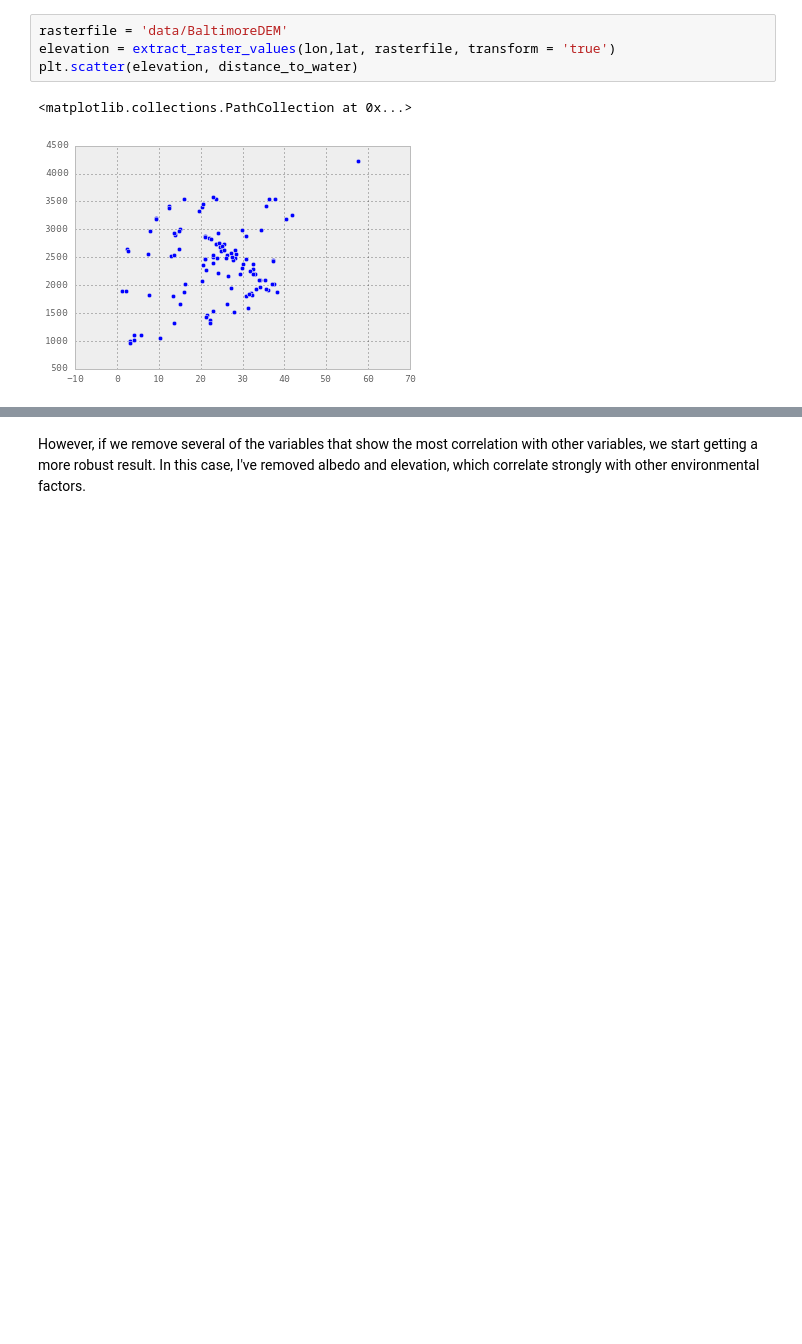
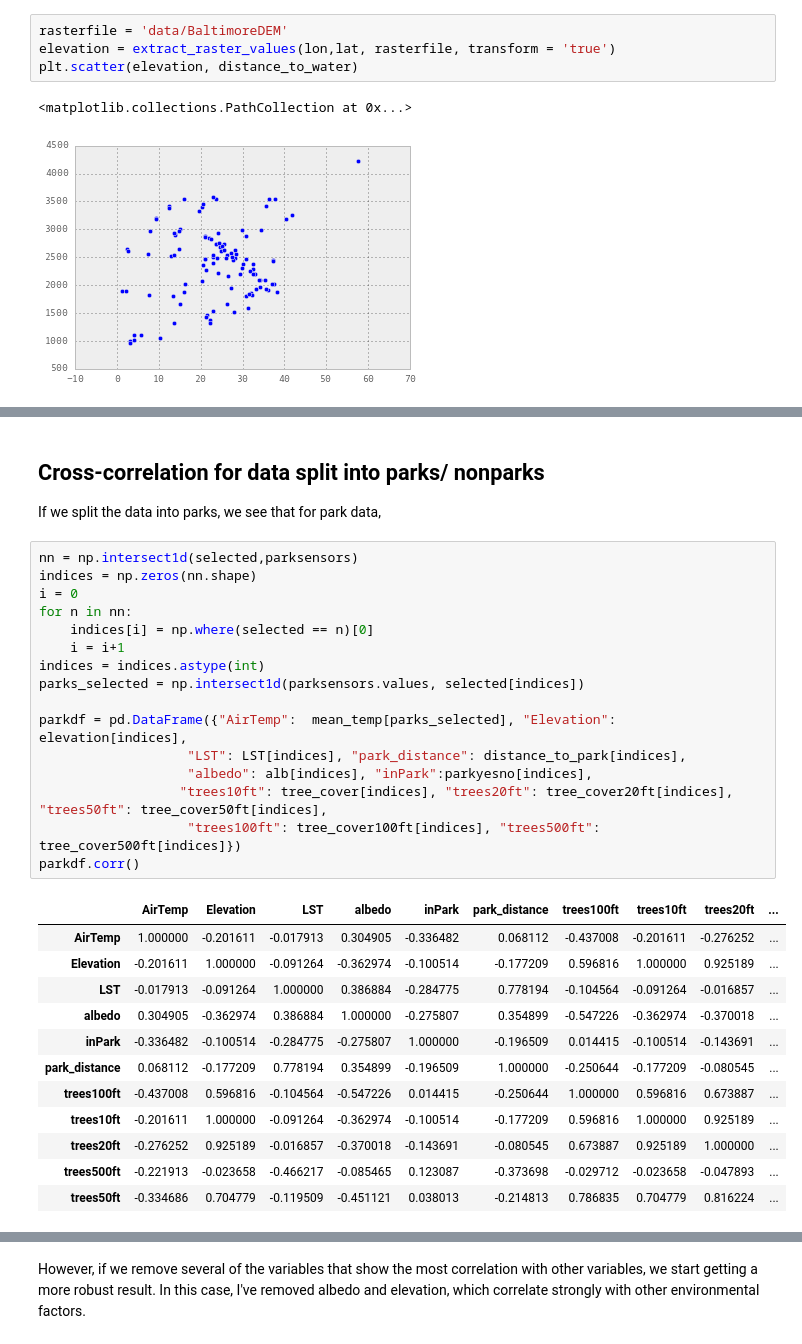
Before and after one commit to gottscott/cityheat, a Jupyter notebook: Bmore/maps.ipynb, the cells around one changed output, grey strips where cells are left out. Cells and saved outputs as stored; diff of their text form; blank space fills up the shorter version.

```diff
--- a/Bmore/maps.ipynb
+++ b/Bmore/maps.ipynb
@@ -174,0 +191,32 @@ df.corr()
+# %% [markdown]
+## Cross-correlation for data split into parks/ nonparks
+If we split the data into parks, we see that for park data,
+# %%
+nn = np.intersect1d(selected,parksensors)
+indices = np.zeros(nn.shape)
+i = 0
+for n in nn:
+    indices[i] = np.where(selected == n)[0]
+    i = i+1
+indices = indices.astype(int)
+parks_selected = np.intersect1d(parksensors.values, selected[indices])
+
+parkdf = pd.DataFrame({"AirTemp":  mean_temp[parks_selected], "Elevation": elevation[indices],
+                   "LST": LST[indices], "park_distance": distance_to_park[indices],
+                   "albedo": alb[indices], "inPark":parkyesno[indices],
+                  "trees10ft": tree_cover[indices], "trees20ft": tree_cover20ft[indices], "trees50ft": tree_cover50ft[indices],
+                   "trees100ft": tree_cover100ft[indices], "trees500ft": tree_cover500ft[indices]})
+parkdf.corr()
+# %% [output]
+|  | AirTemp | Elevation | LST | albedo | inPark | park_distance | trees100ft | trees10ft | trees20ft | ... |
+| AirTemp | 1.000000 | -0.201611 | -0.017913 | 0.304905 | -0.336482 | 0.068112 | -0.437008 | -0.201611 | -0.276252 | ... |
+| Elevation | -0.201611 | 1.000000 | -0.091264 | -0.362974 | -0.100514 | -0.177209 | 0.596816 | 1.000000 | 0.925189 | ... |
+| LST | -0.017913 | -0.091264 | 1.000000 | 0.386884 | -0.284775 | 0.778194 | -0.104564 | -0.091264 | -0.016857 | ... |
+| albedo | 0.304905 | -0.362974 | 0.386884 | 1.000000 | -0.275807 | 0.354899 | -0.547226 | -0.362974 | -0.370018 | ... |
+| inPark | -0.336482 | -0.100514 | -0.284775 | -0.275807 | 1.000000 | -0.196509 | 0.014415 | -0.100514 | -0.143691 | ... |
+| park_distance | 0.068112 | -0.177209 | 0.778194 | 0.354899 | -0.196509 | 1.000000 | -0.250644 | -0.177209 | -0.080545 | ... |
+| trees100ft | -0.437008 | 0.596816 | -0.104564 | -0.547226 | 0.014415 | -0.250644 | 1.000000 | 0.596816 | 0.673887 | ... |
+| trees10ft | -0.201611 | 1.000000 | -0.091264 | -0.362974 | -0.100514 | -0.177209 | 0.596816 | 1.000000 | 0.925189 | ... |
+| trees20ft | -0.276252 | 0.925189 | -0.016857 | -0.370018 | -0.143691 | -0.080545 | 0.673887 | 0.925189 | 1.000000 | ... |
+| trees500ft | -0.221913 | -0.023658 | -0.466217 | -0.085465 | 0.123087 | -0.373698 | -0.029712 | -0.023658 | -0.047893 | ... |
+| trees50ft | -0.334686 | 0.704779 | -0.119509 | -0.451121 | 0.038013 | -0.214813 | 0.786835 | 0.704779 | 0.816224 | ... |
```
Also changed, not shown: parts of 17 cells of this notebook.
